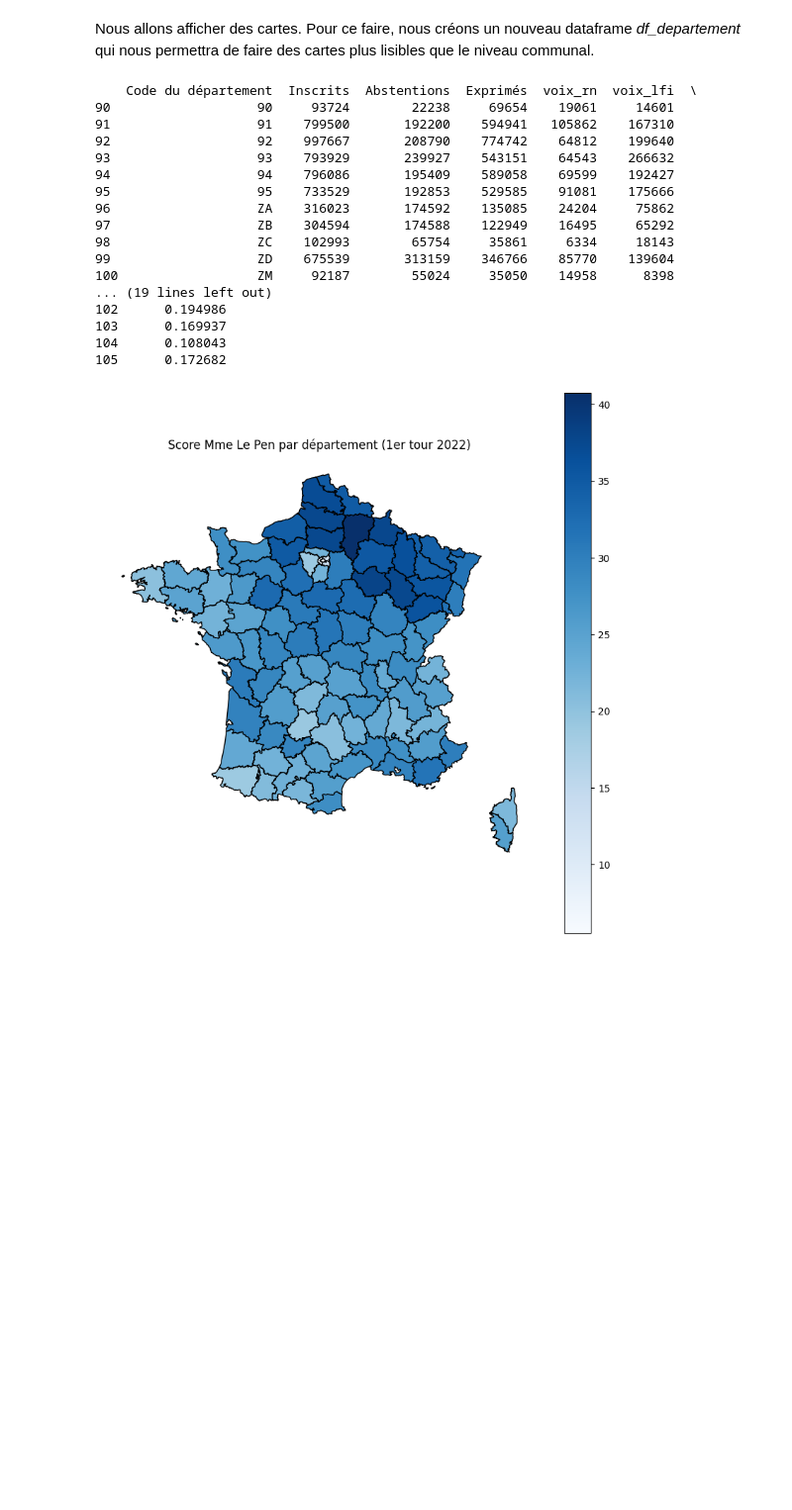
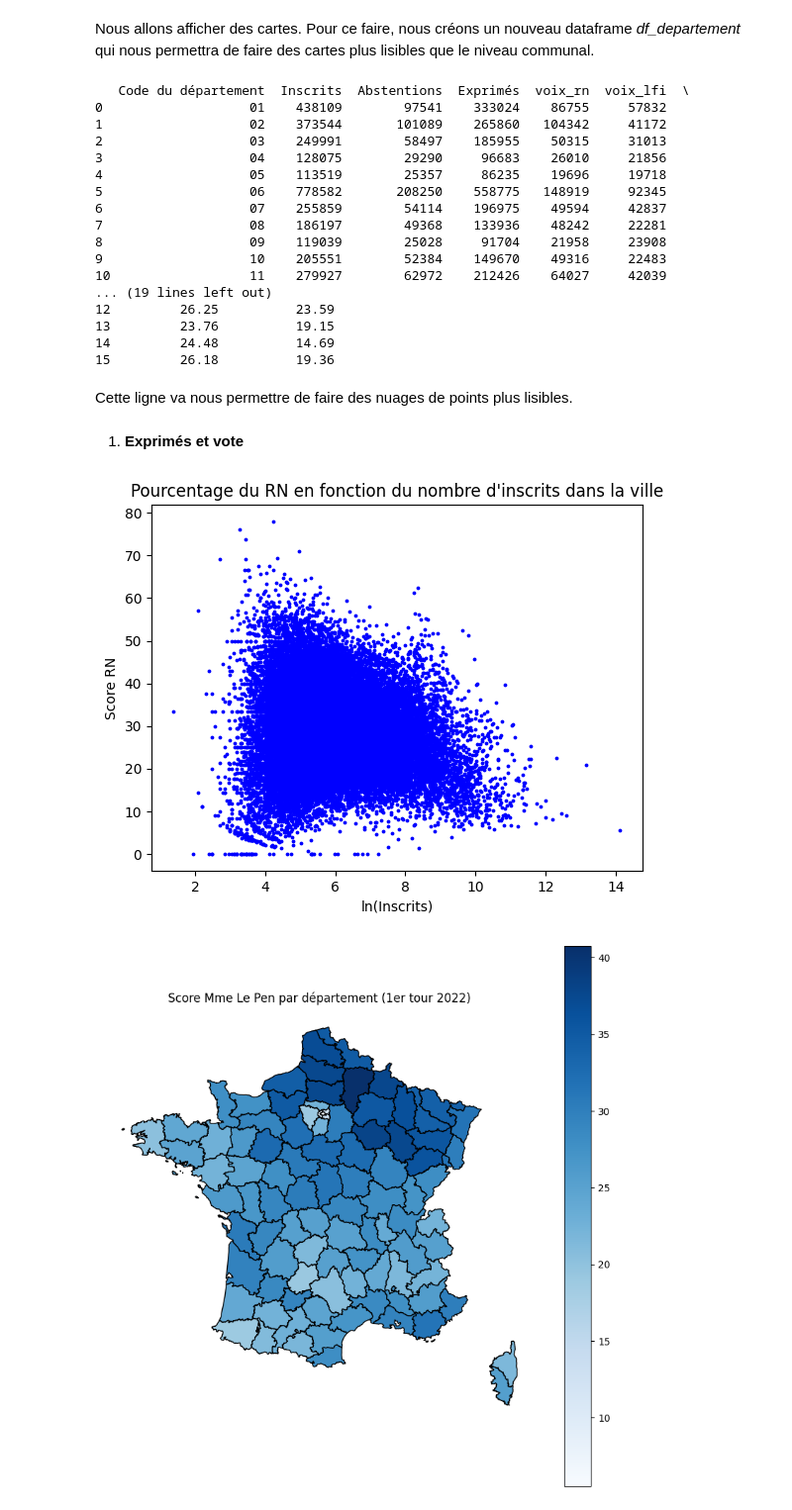
Before and after one commit to heloise1414/Projet-Python-S3, a Jupyter notebook: code/main-heloise-v2.ipynb, the cells around one changed output. Shown at 99% size. Cells and saved outputs as stored; diff of their text form; code cells hidden in the pictures; blank space fills up the shorter version.

Commit message:
statistiques descriptives (nuage de points)

```diff
--- a/code/main-heloise-v2.ipynb
+++ b/code/main-heloise-v2.ipynb
@@ -1325,27 +1341,49 @@ df_departement = (
         "voix_lfi": "sum"
     })
 )
-df_departement['score_dep_rn']=df_departement['voix_rn']/df_departement['Exprimés']
-df_departement['score_dep_rn']=df_departement['voix_rn']/df_departement['Exprimés']
-print(df_departement.tail(16))
+df_departement['score_dep_rn']=round(df_departement['voix_rn']/df_departement['Exprimés']*100,2)
+df_departement['score_dep_lfi']=round(df_departement['voix_lfi']/df_departement['Exprimés']*100,2)
+print(df_departement.head(16))
 # %% [output]
-    Code du département  Inscrits  Abstentions  Exprimés  voix_rn  voix_lfi  \
-90                   90     93724        22238     69654    19061     14601
-91                   91    799500       192200    594941   105862    167310
-92                   92    997667       208790    774742    64812    199640
-93                   93    793929       239927    543151    64543    266632
-94                   94    796086       195409    589058    69599    192427
-95                   95    733529       192853    529585    91081    175666
-96                   ZA    316023       174592    135085    24204     75862
-97                   ZB    304594       174588    122949    16495     65292
-98                   ZC    102993        65754     35861     6334     18143
-99                   ZD    675539       313159    346766    85770    139604
-100                  ZM     92187        55024     35050    14958      8398
+   Code du département  Inscrits  Abstentions  Exprimés  voix_rn  voix_lfi  \
+0                   01    438109        97541    333024    86755     57832
+1                   02    373544       101089    265860   104342     41172
+2                   03    249991        58497    185955    50315     31013
+3                   04    128075        29290     96683    26010     21856
+4                   05    113519        25357     86235    19696     19718
+5                   06    778582       208250    558775   148919     92345
+6                   07    255859        54114    196975    49594     42837
+7                   08    186197        49368    133936    48242     22281
+8                   09    119039        25028     91704    21958     23908
+9                   10    205551        52384    149670    49316     22483
+10                  11    279927        62972    212426    64027     42039
 ... (19 lines left out)
-102      0.194986
-103      0.169937
-104      0.108043
-105      0.172682
+12         26.25          23.59
+13         23.76          19.15
+14         24.48          14.69
+15         26.18          19.36
+# %%
+df_elect["ln_Inscrits"] = np.log(df_elect["Inscrits"])
+# %% [markdown]
+Cette ligne va nous permettre de faire des nuages de points plus lisibles.
+# %% [markdown]
+1. **Exprimés et vote**
+# %%
+df_elect.plot.scatter(
+    x="ln_Inscrits",
+        # on utilise le logarithme pour éviter que tous les points soient agglutinés sur l'axe des ordonnées
+    y="score_rn",
+    color="blue",
+    s=3,
+    alpha=1
+)
+
+plt.title("Pourcentage du RN en fonction du nombre d'inscrits dans la ville")
+plt.xlabel("ln(Inscrits)")
+plt.ylabel("Score RN")
+plt.show()
+# %% [output]
+[figure, added]
 # %%
 # Préparation du code département : il faut le formater pour qu'il corresponde aux données des fonds de carte
 
```
Also changed, not shown: parts of 2 cells of this notebook.
